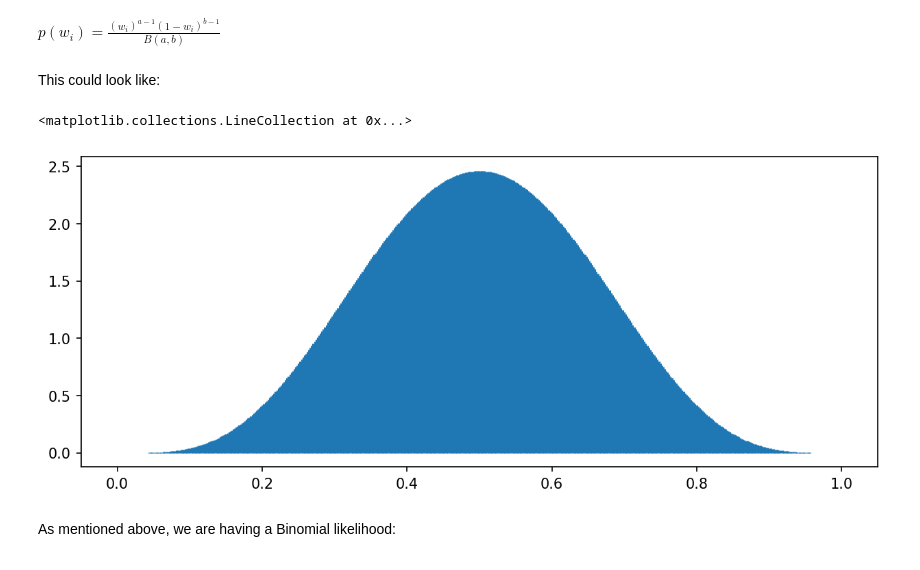
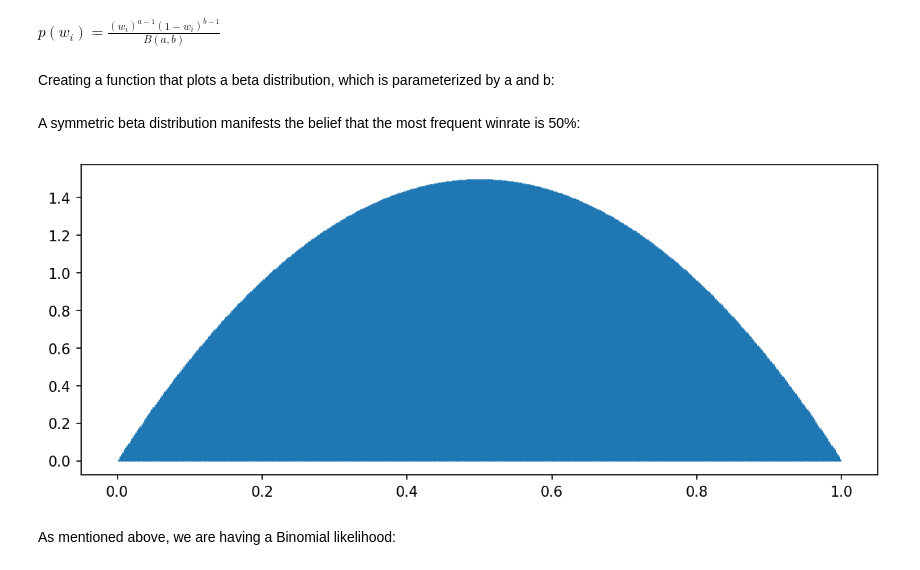
Before and after one commit to SFauth/LCK_CL_2021_Talent_Identification_Uni_Project, a Jupyter notebook: code.ipynb, the cells around one changed output. Cells and saved outputs as stored; diff of their text form; code cells hidden in the pictures.

Commit message:
created plotting functions, ready to loop over

```diff
--- a/code.ipynb
+++ b/code.ipynb
@@ -189,18 +189,24 @@ $p(w_i | m_i , n_i ) =  \frac{p(m_i , n_i | w_i) * p(w_i)}
 Let's do Bayesian inference to get a posterior for the winrate of every team. The prior should be a distribution that suggests, most frequently, a winrate of 50%, as I would assume, before seeing any data that each team will perform similarly well, while some teams are worse and some teams are better. We want to use a Beta prior:
 # %% [markdown]
 $p(w_i) = \frac{(w_i)^{a-1} (1-w_i)^{b-1}}{B(a,b)}$
-# %% [markdown]
-This could look like:
+# %% [markdown]
+Creating a function that plots a beta distribution, which is parameterized by a and b:
 # %%
-prior = beta(5,5)
+def plot_beta_prior(a:float, b:float):
 
-mm = np.linspace(0, 1, 500)
+    prior = beta(a,b)
 
-fig,ax = plt.subplots(1,1, figsize=(10, 4),dpi=150)
-ax.vlines(mm,0,prior.pdf(mm))
+    mm = np.linspace(0, 1, 500)
+
+    fig,ax = plt.subplots(1,1, figsize=(10, 4),dpi=150)
+
+    ax.vlines(mm,0,prior.pdf(mm))
-# %% [output]
-<matplotlib.collections.LineCollection at 0x...>
-[figure, removed]
+# %% [markdown]
+A symmetric beta distribution manifests the belief that the most frequent winrate is 50%:
+# %%
+plot_beta_prior(2,2)
+# %% [output]
+[figure, added]
 # %% [markdown]
 As mentioned above, we are having a Binomial likelihood:
 # %% [markdown]
```
Also changed, not shown: parts of 10 cells of this notebook.
